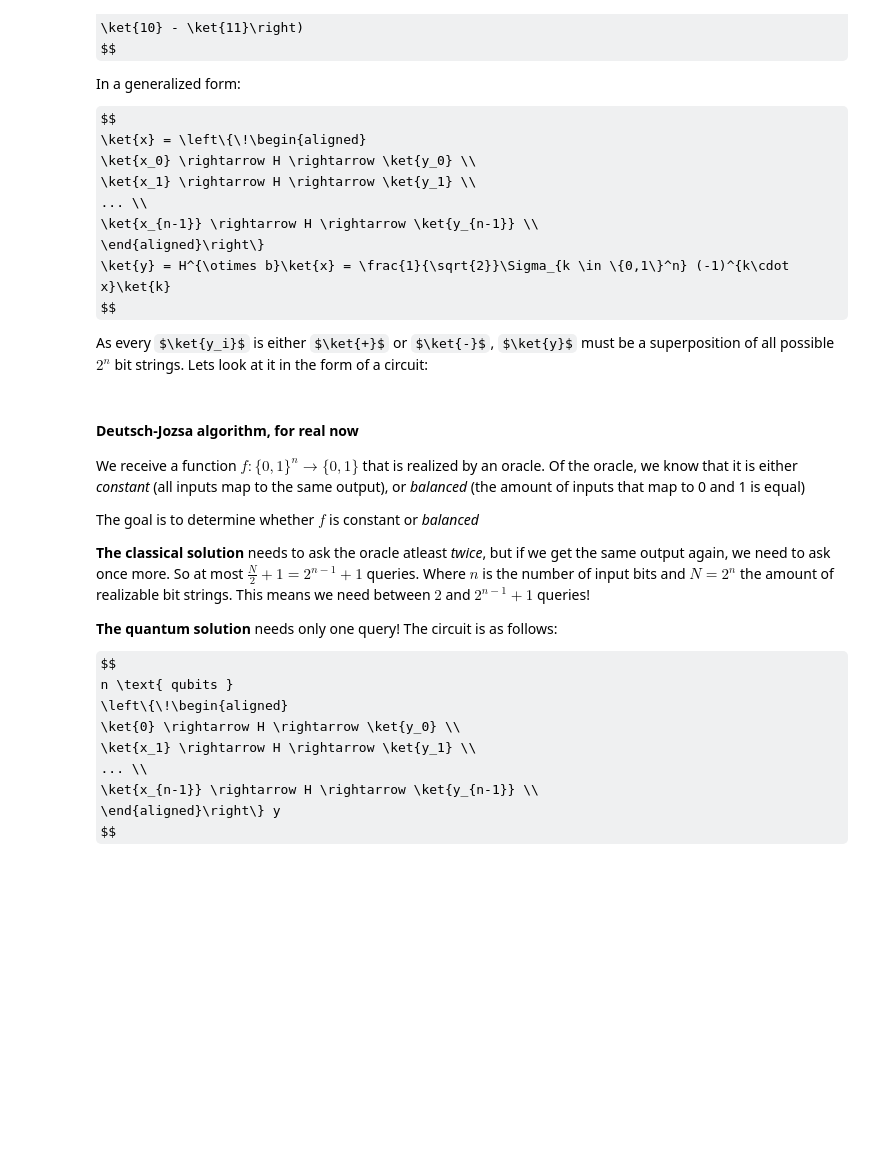
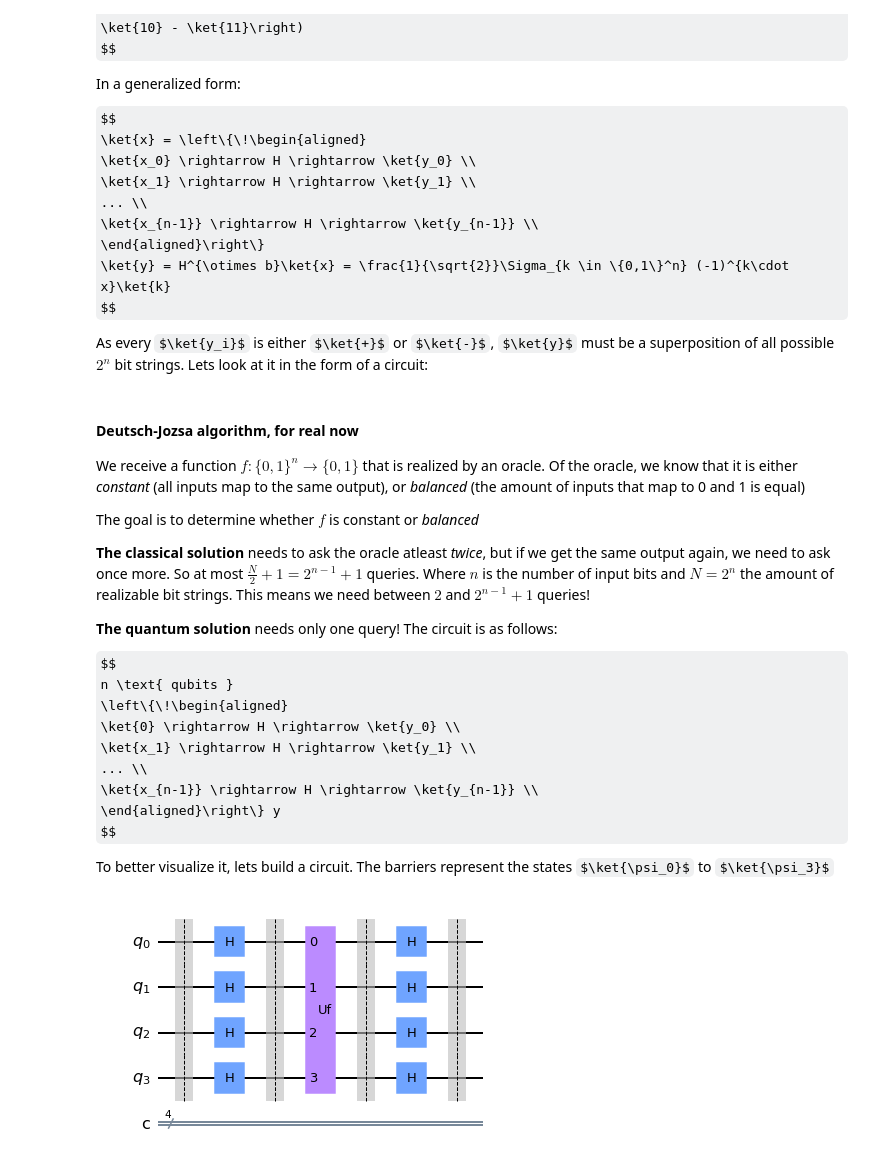
Before and after one commit to RicardoMonteiroSimoes/Road-to-Quantum-Computing, a Jupyter notebook: QSS21/day_2_1.ipynb, the cells around one changed output. Saved outputs shown, nothing was run; the diff lists cells and outputs as text; code cells hidden in the pictures; some formulas as TeX source; blank space fills up the shorter version.

```diff
--- a/QSS21/day_2_1.ipynb
+++ b/QSS21/day_2_1.ipynb
@@ -99,3 +99,20 @@ n \text{ qubits }
     \ket{x_{n-1}} \rightarrow H \rightarrow \ket{y_{n-1}} \\
 \end{aligned}\right\} y
 $$
+
+To better visualize it, lets build a circuit. The barriers represent the states $\ket{\psi_0}$ to $\ket{\psi_3}$
+# %%
+n = 4
+circuit = QuantumCircuit(n,n)
+circuit.barrier()
+circuit.h(range(n))
+circuit.barrier()
+Uf = QuantumCircuit(n,n)
+Uf.name = "Uf"
+circuit.append(Uf, range(n))
+circuit.barrier()
+circuit.h(range(n))
+circuit.barrier()
+circuit.draw('mpl');
+# %% [output]
+[figure, added]
```
Also changed, not shown: parts of 2 cells of this notebook.
